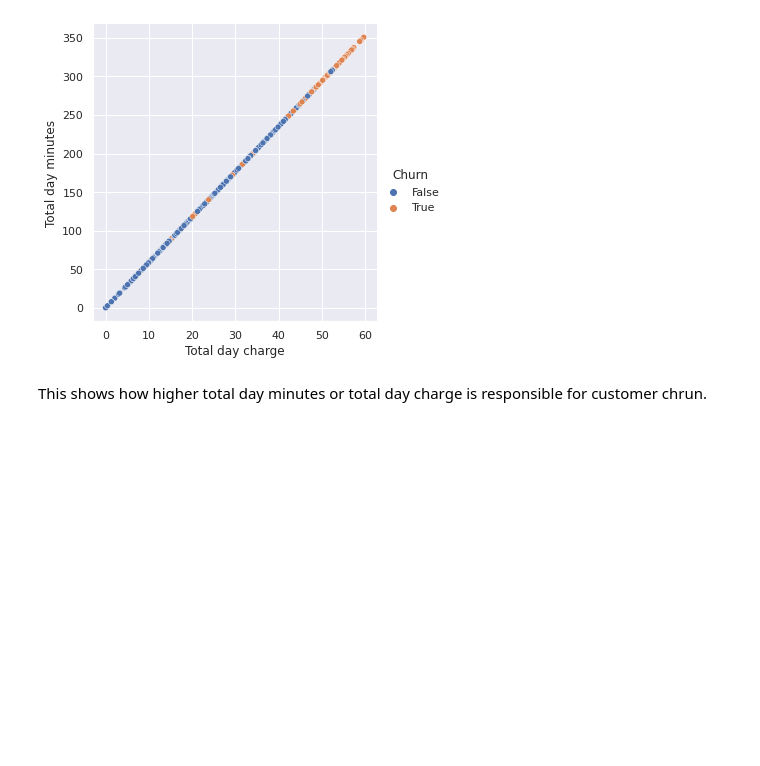
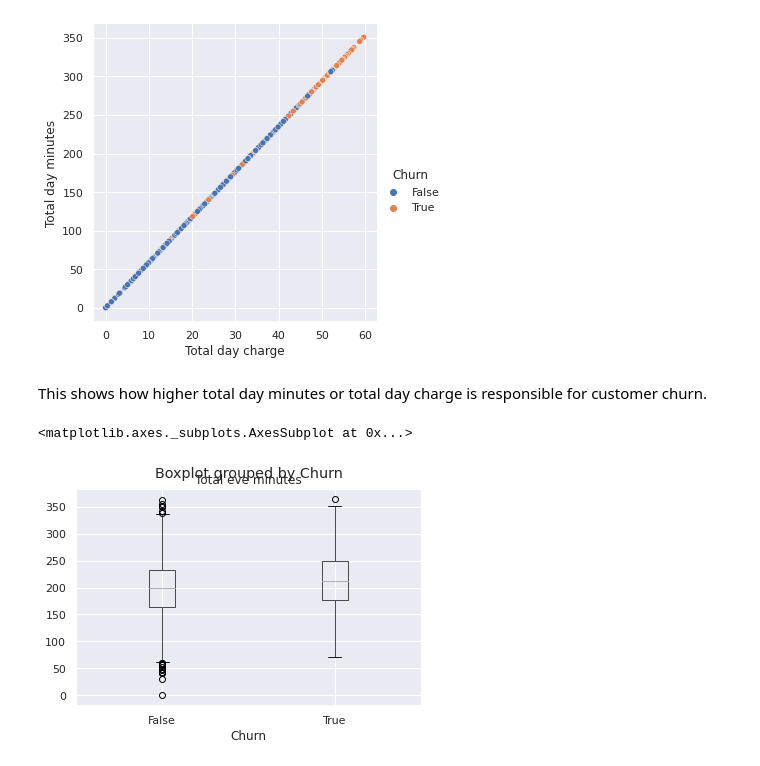
Before and after one commit to Prateek04Gupta/Telecom-Churn---EDA, a Jupyter notebook: Telecom_Churn_Analysis_Capstone_Project.ipynb, the cells around one changed output. Cells and saved outputs as stored; diff of their text form; code cells hidden in the pictures; blank space fills up the shorter version.

```diff
--- a/Telecom_Churn_Analysis_Capstone_Project.ipynb
+++ b/Telecom_Churn_Analysis_Capstone_Project.ipynb
@@ -258,4 +258,10 @@ plt.show()
 <Figure size 1080x1080 with 0 Axes>
 [figure]
 # %% [markdown]
-This shows how higher total day minutes or total day charge is responsible for customer chrun.
+This shows how higher total day minutes or total day charge is responsible for customer churn.
+# %%
+# Box Plot for Evening Mins grouped by Churn
+df.boxplot(column='Total eve minutes',by='Churn')
+# %% [output]
+<matplotlib.axes._subplots.AxesSubplot at 0x...>
+[figure, added]
```
Also changed, not shown: parts of 12 cells of this notebook.
